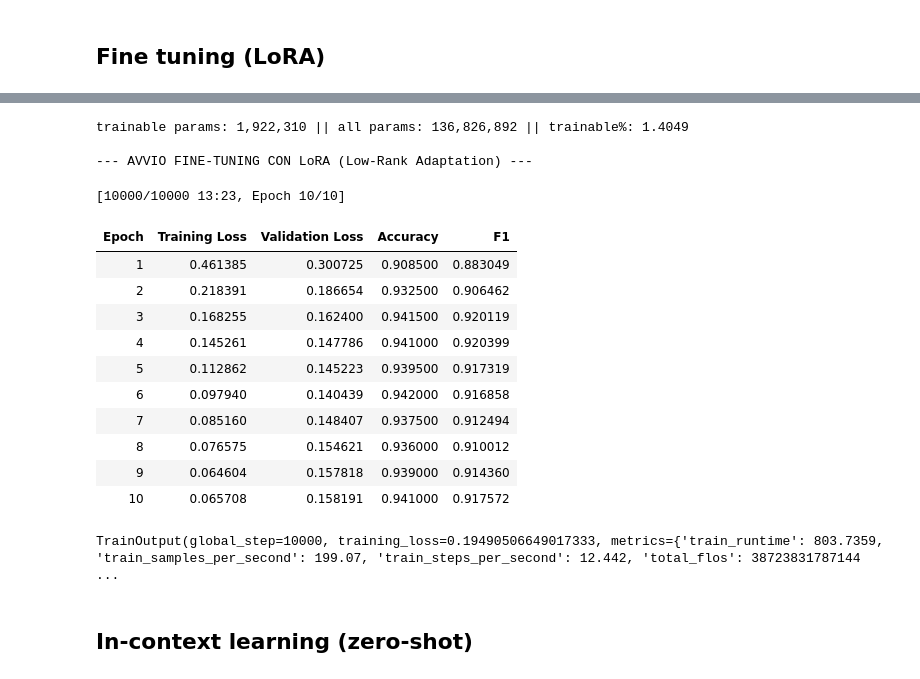
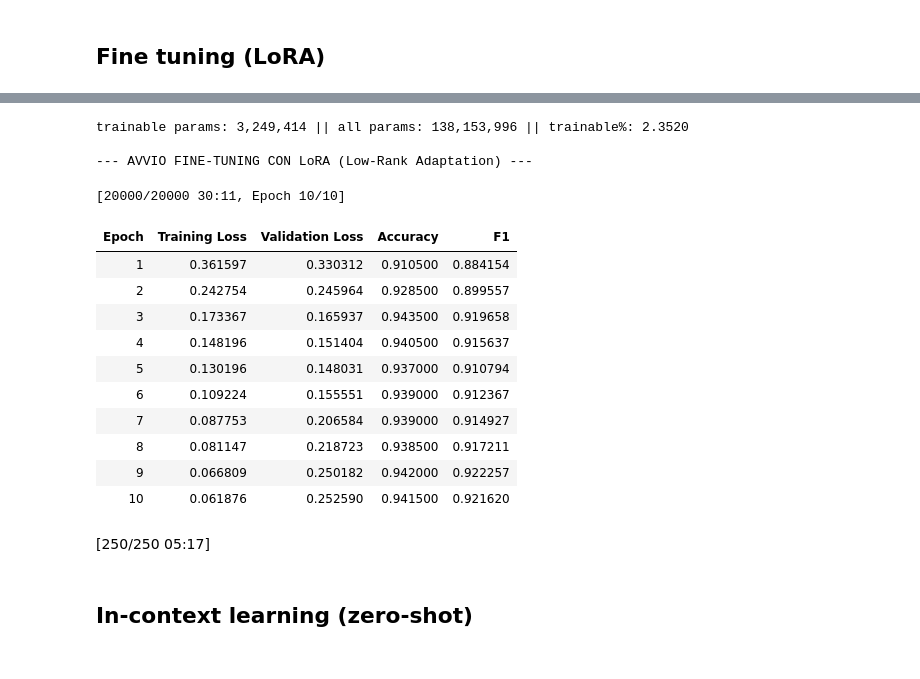
Before and after one commit to AlexandruNicolescu00/ai-project-25-26, a Jupyter notebook: notebooks/bertweet-base.ipynb, the cells around one changed output, grey strips where cells are left out. Drawn from its saved outputs; the diff is of its cells as text; code cells hidden in the pictures.

```diff
--- a/notebooks/bertweet-base.ipynb
+++ b/notebooks/bertweet-base.ipynb
@@ -102,6 +123,8 @@ model = AutoModelForSequenceClassification.from_pretrained(
     label2id=label2id
 )
 
+model = model.to("xpu") # Spostiamo il modello sulla GPU XPU
+
 # freeze all base model parameters
 for name, param in model.base_model.named_parameters():
     param.requires_grad = False
@@ -144,21 +167,22 @@ Percentuale addestrabile: 0.44%
 # %% [markdown]
 ## Define evaluation metrics
 # %%
-accuracy = evaluate.load("accuracy")
-f1 = evaluate.load("f1")
+accuracy_metric = evaluate.load("accuracy")
+f1_metric = evaluate.load("f1")
 
 def compute_metrics(eval_pred):
     predictions, labels = eval_pred
     predictions = np.argmax(predictions, axis=1)
 
-    acc = accuracy.compute(predictions=predictions, references=labels)
-    f1_score = f1.compute(predictions=predictions, references=labels, average="macro")
+    acc = accuracy_metric.compute(predictions=predictions, references=labels)
+    f1_score = f1_metric.compute(predictions=predictions, references=labels, average="macro")
 
     return {"accuracy": acc["accuracy"], "f1": f1_score["f1"]}
 # %% [markdown]
 ## Eval base model
 # %%
 from transformers import DataCollatorWithPadding
+import intel_extension_for_pytorch as ipex
 
 data_collator = DataCollatorWithPadding(tokenizer=tokenizer)
 
@@ -166,7 +190,8 @@ data_collator = DataCollatorWithPadding(tokenizer=tokenizer)
 training_args = TrainingArguments(
     #output_dir="./bertweet-emotion-checkpoints",
     per_device_eval_batch_size=32, # Batch size per valutazione
-    report_to="none" # Disabilita wandb/tensorboard per ora
+    report_to="none", # Disabilita wandb/tensorboard per ora
+    bf16=True, # Usa mixed precision se supportato (XPU lo supporta, accelera la valutazione
 )
 
 # Inizializziamo il Trainer
@@ -185,6 +210,7 @@ baseline_metrics = trainer.evaluate(encoded_dataset["test"])
 
 print("\nRisultati Baseline (Modello non addestrato):")
 print(f"Accuracy: {baseline_metrics['eval_accuracy']:.4f}")
+print(baseline_metrics['eval_f1'])
 print(f"F1-Score: {baseline_metrics['eval_f1']:.4f}")
 print("-------------------------------------------------")
 # %% [output]
@@ -576,6 +881,11 @@ Notes:
 ## Fine tuning (LoRA)
 # %%
 from peft import get_peft_model, LoraConfig, TaskType
+
+r = best_configs['r']
+tm = best_configs['target_modules']
+lr = best_configs['learning_rate']
+bs = best_configs['batch_size']
 
 model = AutoModelForSequenceClassification.from_pretrained(
     "vinai/bertweet-base",
@@ -587,14 +897,22 @@ model = AutoModelForSequenceClassification.from_pretrained(
 peft_config = LoraConfig(
     task_type=TaskType.SEQ_CLS, # Task: Sequence Classification
     inference_mode=False,
-    r=8,                       # Rango: dimensione delle matrici LoRA (16 è un ottimo bilanciamento)
-    lora_alpha=16,              # Scaling factor (solitamente 2x r)
+    r=r,                       # Rango: dimensione delle matrici LoRA (16 è un ottimo bilanciamento)
+    lora_alpha=r*2,              # Scaling factor (solitamente 2x r)
     lora_dropout=0.1,           # Un po' di dropout per evitare overfitting
-    target_modules=["query", "value", "key", "dense"], # Dove applicare LoRA (nei layer di self-attention)
+    target_modules=tm, # Dove applicare LoRA (nei layer di self-attention)
     modules_to_save=["classifier"]
 )
 
 model = get_peft_model(model, peft_config)
+model = model.to("xpu")  # dopo get_peft_model, non prima
+
+optimizer = AdamW(
+    [p for p in model.parameters() if p.requires_grad],
+    lr=lr,
+    eps=1e-6
+)
+
 
 # Stampiamo i parametri addestrabili per il Report
 model.print_trainable_parameters()
@@ -603,14 +921,15 @@ training_args = TrainingArguments(
     output_dir="./bertweet-emotion-lora",
     eval_strategy="epoch",
     save_strategy="epoch",
-    learning_rate=2e-4,
-    per_device_train_batch_size=16,
-    per_device_eval_batch_size=16,
+    learning_rate=lr,
+    per_device_train_batch_size=bs,
+    per_device_eval_batch_size=bs,
     num_train_epochs=10,
     weight_decay=0.01,
     load_best_model_at_end=True,
     metric_for_best_model="accuracy",
     report_to="none",
+    bf16=True,
 
     lr_scheduler_type="cosine",      # Questo fa la differenza nelle ultime epoche
     warmup_ratio=0.1,                # 10% di riscaldamento
@@ -623,11 +942,16 @@ trainer = Trainer(
     train_dataset=encoded_dataset["train"],
     eval_dataset=encoded_dataset["validation"],
     compute_metrics=compute_metrics,
-    data_collator=data_collator
+    data_collator=data_collator,
+    optimizers=(optimizer, None)
 )
 
 print("\n--- AVVIO FINE-TUNING CON LoRA (Low-Rank Adaptation) ---")
 trainer.train()
+
+eval_result = trainer.evaluate(encoded_dataset["test"])
+best_lora_acc = eval_result['eval_accuracy']
+best_lora_f1 = eval_result['eval_f1']
 # %% [output]
 RobertaForSequenceClassification LOAD REPORT from: vinai/bertweet-base
 Key                             | Status     |
@@ -644,24 +968,24 @@ lm_head.dense.weight            | UNEXPECTED |
 ... (6 lines left out)
 Notes:
 - UNEXPECTED    :can be ignored when loading from different task/architecture; not ok if you expect identical arch.
 - MISSING       :those params were newly initialized because missing from the checkpoint. Consider training on your downstream task.
 warmup_ratio is deprecated and will be removed in v5.2. Use `warmup_steps` instead.
-trainable params: 1,922,310 || all params: 136,826,892 || trainable%: 1.4049
+trainable params: 3,249,414 || all params: 138,153,996 || trainable%: 2.3520
 
 --- AVVIO FINE-TUNING CON LoRA (Low-Rank Adaptation) ---
-[10000/10000 13:23, Epoch 10/10]
+[20000/20000 30:11, Epoch 10/10]
 | Epoch | Training Loss | Validation Loss | Accuracy | F1 |
-| 1 | 0.461385 | 0.300725 | 0.908500 | 0.883049 |
-| 2 | 0.218391 | 0.186654 | 0.932500 | 0.906462 |
-| 3 | 0.168255 | 0.162400 | 0.941500 | 0.920119 |
-| 4 | 0.145261 | 0.147786 | 0.941000 | 0.920399 |
-| 5 | 0.112862 | 0.145223 | 0.939500 | 0.917319 |
-| 6 | 0.097940 | 0.140439 | 0.942000 | 0.916858 |
-| 7 | 0.085160 | 0.148407 | 0.937500 | 0.912494 |
-| 8 | 0.076575 | 0.154621 | 0.936000 | 0.910012 |
-| 9 | 0.064604 | 0.157818 | 0.939000 | 0.914360 |
-| 10 | 0.065708 | 0.158191 | 0.941000 | 0.917572 |
+| 1 | 0.361597 | 0.330312 | 0.910500 | 0.884154 |
+| 2 | 0.242754 | 0.245964 | 0.928500 | 0.899557 |
+| 3 | 0.173367 | 0.165937 | 0.943500 | 0.919658 |
+| 4 | 0.148196 | 0.151404 | 0.940500 | 0.915637 |
+| 5 | 0.130196 | 0.148031 | 0.937000 | 0.910794 |
+| 6 | 0.109224 | 0.155551 | 0.939000 | 0.912367 |
+| 7 | 0.087753 | 0.206584 | 0.939000 | 0.914927 |
+| 8 | 0.081147 | 0.218723 | 0.938500 | 0.917211 |
+| 9 | 0.066809 | 0.250182 | 0.942000 | 0.922257 |
+| 10 | 0.061876 | 0.252590 | 0.941500 | 0.921620 |
-TrainOutput(global_step=10000, training_loss=0.19490506649017333, metrics={'train_runtime': 803.7359, 'train_samples_per_second': 199.07, 'train_steps_per_second': 12.442, 'total_flos': 38723831787144 ...
+[250/250 05:17]
 # %% [markdown]
 ## In-context learning (zero-shot)
 # %%
```
Also changed, not shown: parts of 21 cells of this notebook, 5 other files.
